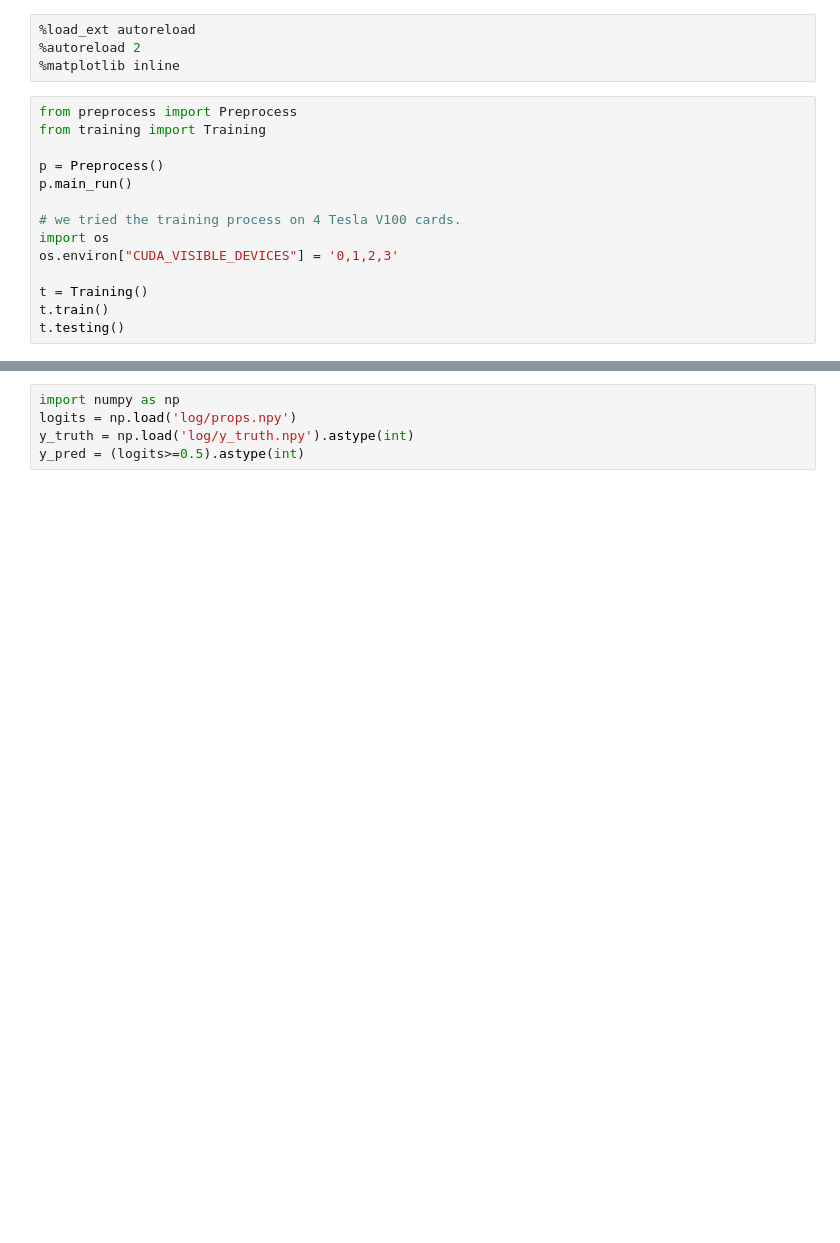
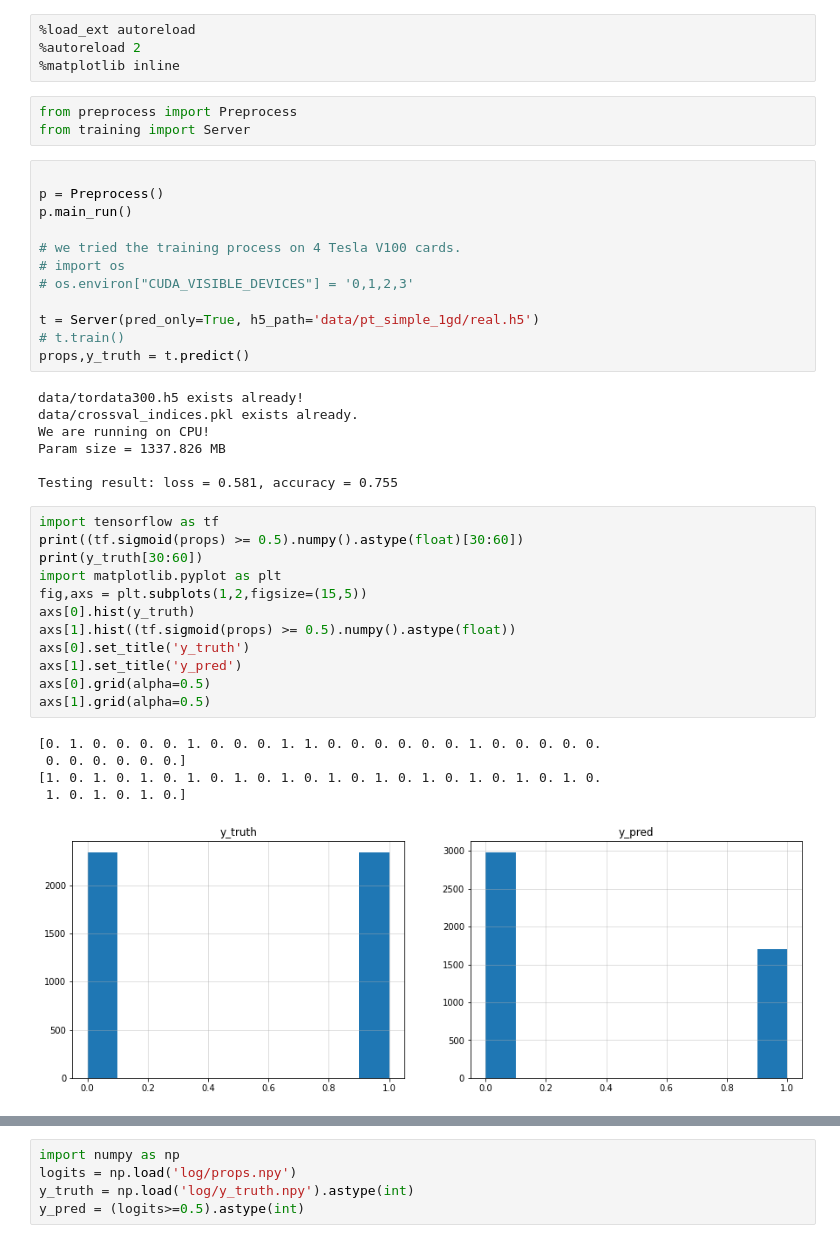
Before and after one commit to woodywff/deepcorr, a Jupyter notebook: MAIN.ipynb, the cells around one changed output, grey strips where cells are left out. Saved outputs shown, nothing was run; the diff lists cells and outputs as text; blank space fills up the shorter version.

```diff
--- a/MAIN.ipynb
+++ b/MAIN.ipynb
@@ -2,17 +2,43 @@
 %load_ext autoreload
 %autoreload 2
 %matplotlib inline
+# %%
+from preprocess import Preprocess
+from training import Server
 # %%
-from preprocess import Preprocess
-from training import Training
 
 p = Preprocess()
 p.main_run()
 
 # we tried the training process on 4 Tesla V100 cards.
-import os
-os.environ["CUDA_VISIBLE_DEVICES"] = '0,1,2,3'
+# import os
+# os.environ["CUDA_VISIBLE_DEVICES"] = '0,1,2,3'
 
-t = Training()
-t.train()
-t.testing()
+t = Server(pred_only=True, h5_path='data/pt_simple_1gd/real.h5')
+# t.train()
+props,y_truth = t.predict()
+# %% [output]
+data/tordata300.h5 exists already!
+data/crossval_indices.pkl exists already.
+We are running on CPU!
+Param size = 1337.826 MB
+
+Testing result: loss = 0.581, accuracy = 0.755
+# %%
+import tensorflow as tf
+print((tf.sigmoid(props) >= 0.5).numpy().astype(float)[30:60])
+print(y_truth[30:60])
+import matplotlib.pyplot as plt
+fig,axs = plt.subplots(1,2,figsize=(15,5))
+axs[0].hist(y_truth)
+axs[1].hist((tf.sigmoid(props) >= 0.5).numpy().astype(float))
+axs[0].set_title('y_truth')
+axs[1].set_title('y_pred')
+axs[0].grid(alpha=0.5)
+axs[1].grid(alpha=0.5)
+# %% [output]
+[0. 1. 0. 0. 0. 0. 1. 0. 0. 0. 1. 1. 0. 0. 0. 0. 0. 0. 1. 0. 0. 0. 0. 0.
+ 0. 0. 0. 0. 0. 0.]
+[1. 0. 1. 0. 1. 0. 1. 0. 1. 0. 1. 0. 1. 0. 1. 0. 1. 0. 1. 0. 1. 0. 1. 0.
+ 1. 0. 1. 0. 1. 0.]
+[figure, added]
```
Also changed, not shown: parts of 6 cells of this notebook, 3 other files.
